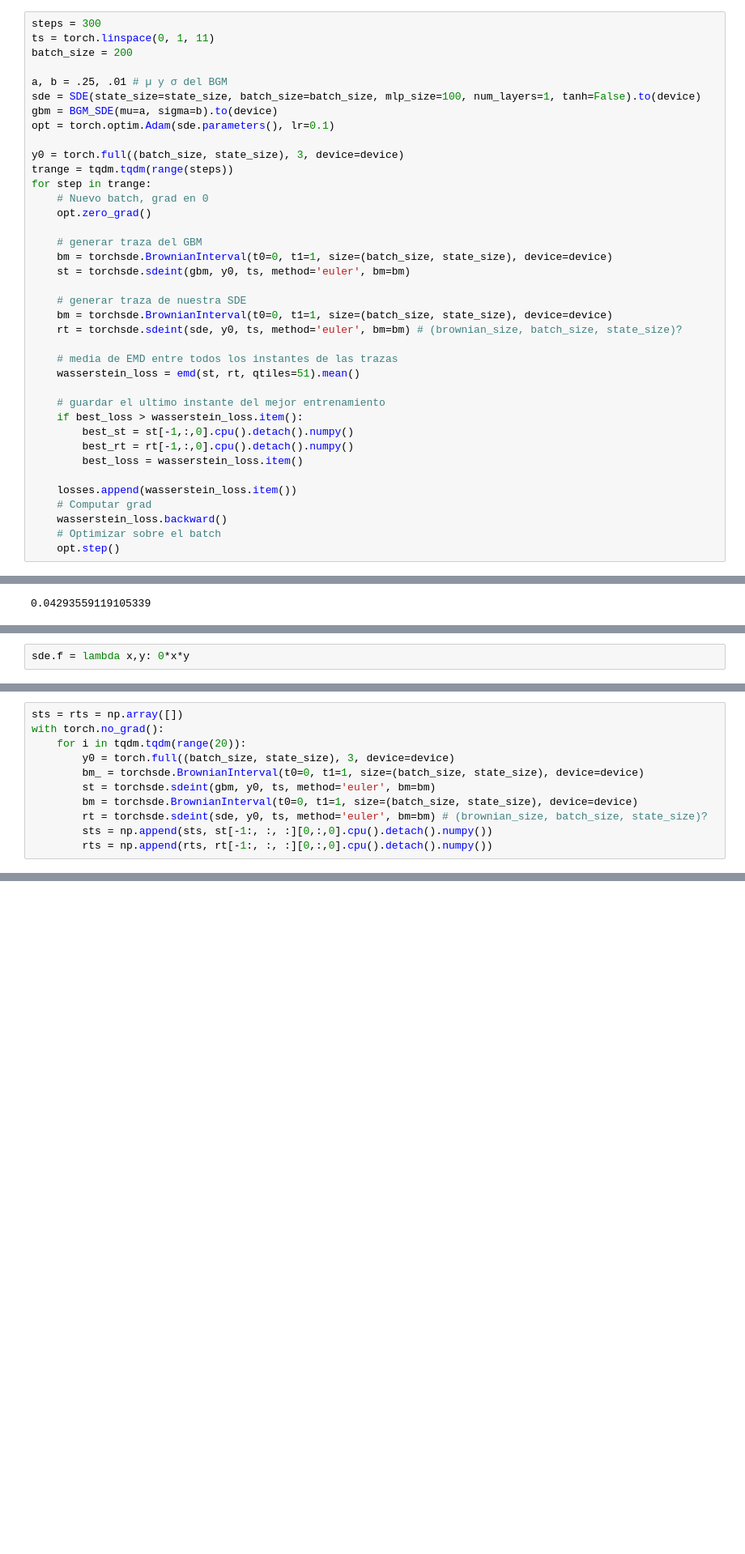
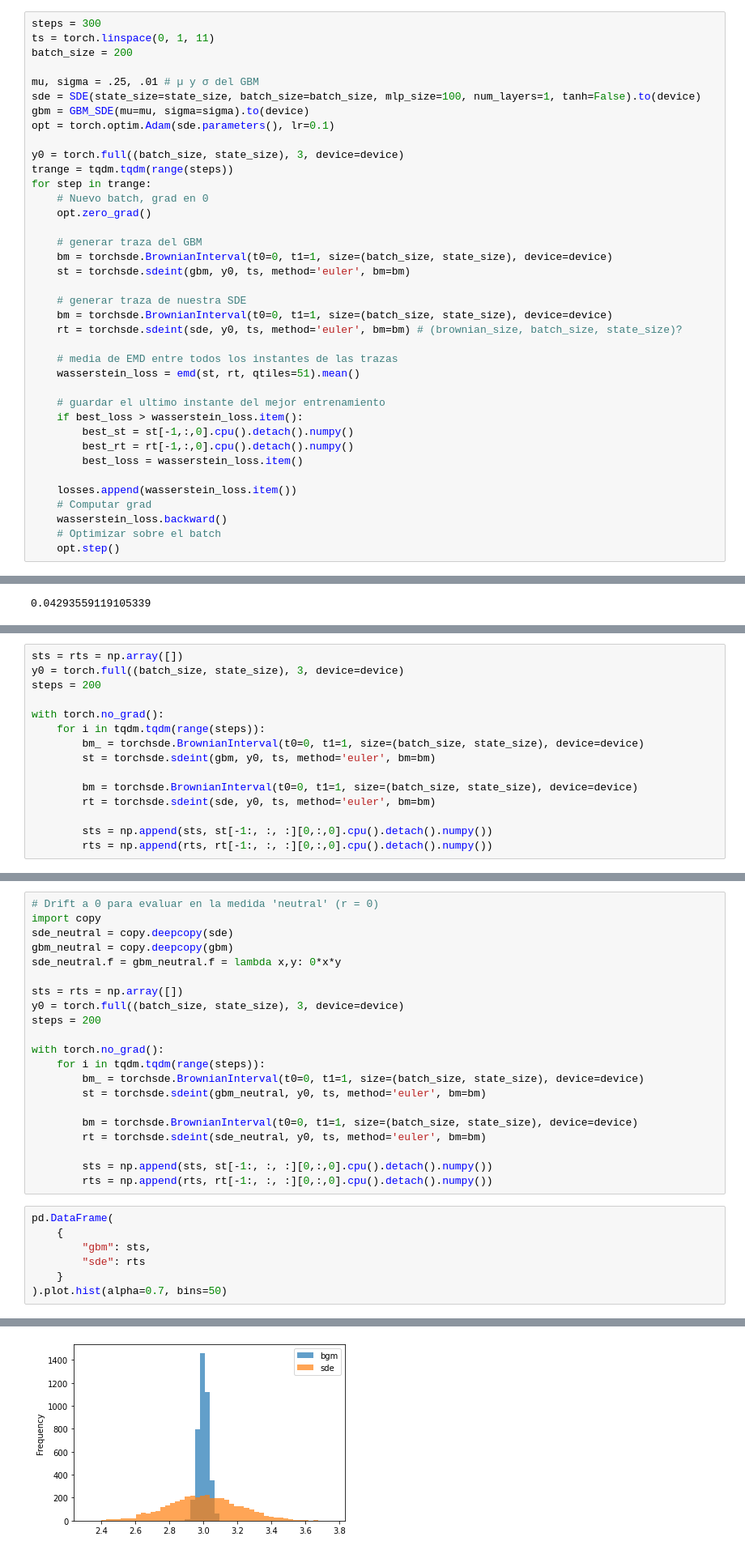
Before and after one commit to gflan/neural-pricing, a Jupyter notebook: ancufi/neural_options.ipynb, the cells around one changed output, grey strips where cells are left out. Shown: that part at 81% size. Cells and saved outputs as stored; diff of their text form; blank space fills up the shorter version.

```diff
--- a/ancufi/neural_options.ipynb
+++ b/ancufi/neural_options.ipynb
@@ -217,9 +219,9 @@ steps = 300
 ts = torch.linspace(0, 1, 11)
 batch_size = 200
 
-a, b = .25, .01 # µ y σ del BGM
+mu, sigma = .25, .01 # µ y σ del GBM
 sde = SDE(state_size=state_size, batch_size=batch_size, mlp_size=100, num_layers=1, tanh=False).to(device)
-gbm = BGM_SDE(mu=a, sigma=b).to(device)
+gbm = GBM_SDE(mu=mu, sigma=sigma).to(device)
 opt = torch.optim.Adam(sde.parameters(), lr=0.1)
 
 y0 = torch.full((batch_size, state_size), 3, device=device)
@@ -294,2 +278,0 @@ dtype: float64
-# %%
-sde.f = lambda x,y: 0*x*y
@@ -296,12 +288,16 @@ sde.f = lambda x,y: 0*x*y
 # %%
 sts = rts = np.array([])
+y0 = torch.full((batch_size, state_size), 3, device=device)
+steps = 200
+
 with torch.no_grad():
-    for i in tqdm.tqdm(range(20)):
-        y0 = torch.full((batch_size, state_size), 3, device=device)
+    for i in tqdm.tqdm(range(steps)):
         bm_ = torchsde.BrownianInterval(t0=0, t1=1, size=(batch_size, state_size), device=device)
         st = torchsde.sdeint(gbm, y0, ts, method='euler', bm=bm)
+
         bm = torchsde.BrownianInterval(t0=0, t1=1, size=(batch_size, state_size), device=device)
-        rt = torchsde.sdeint(sde, y0, ts, method='euler', bm=bm) # (brownian_size, batch_size, state_size)?
+        rt = torchsde.sdeint(sde, y0, ts, method='euler', bm=bm)
+
         sts = np.append(sts, st[-1:, :, :][0,:,0].cpu().detach().numpy())
         rts = np.append(rts, rt[-1:, :, :][0,:,0].cpu().detach().numpy())
 # %%
@@ -320,0 +312,29 @@ def price_func(s, k):
+# %%
+# Drift a 0 para evaluar en la medida 'neutral' (r = 0)
+import copy
+sde_neutral = copy.deepcopy(sde)
+gbm_neutral = copy.deepcopy(gbm)
+sde_neutral.f = gbm_neutral.f = lambda x,y: 0*x*y
+
+sts = rts = np.array([])
+y0 = torch.full((batch_size, state_size), 3, device=device)
+steps = 200
+
+with torch.no_grad():
+    for i in tqdm.tqdm(range(steps)):
+        bm_ = torchsde.BrownianInterval(t0=0, t1=1, size=(batch_size, state_size), device=device)
+        st = torchsde.sdeint(gbm_neutral, y0, ts, method='euler', bm=bm)
+
+        bm = torchsde.BrownianInterval(t0=0, t1=1, size=(batch_size, state_size), device=device)
+        rt = torchsde.sdeint(sde_neutral, y0, ts, method='euler', bm=bm)
+
+        sts = np.append(sts, st[-1:, :, :][0,:,0].cpu().detach().numpy())
+        rts = np.append(rts, rt[-1:, :, :][0,:,0].cpu().detach().numpy())
+# %%
+pd.DataFrame(
+    {
+        "gbm": sts,
+        "sde": rts
+    }
+).plot.hist(alpha=0.7, bins=50)
+# %% [output]
@@ -320,0 +342 @@ def price_func(s, k):
+[figure, added]
```
Also changed, not shown: parts of 21 cells of this notebook.
